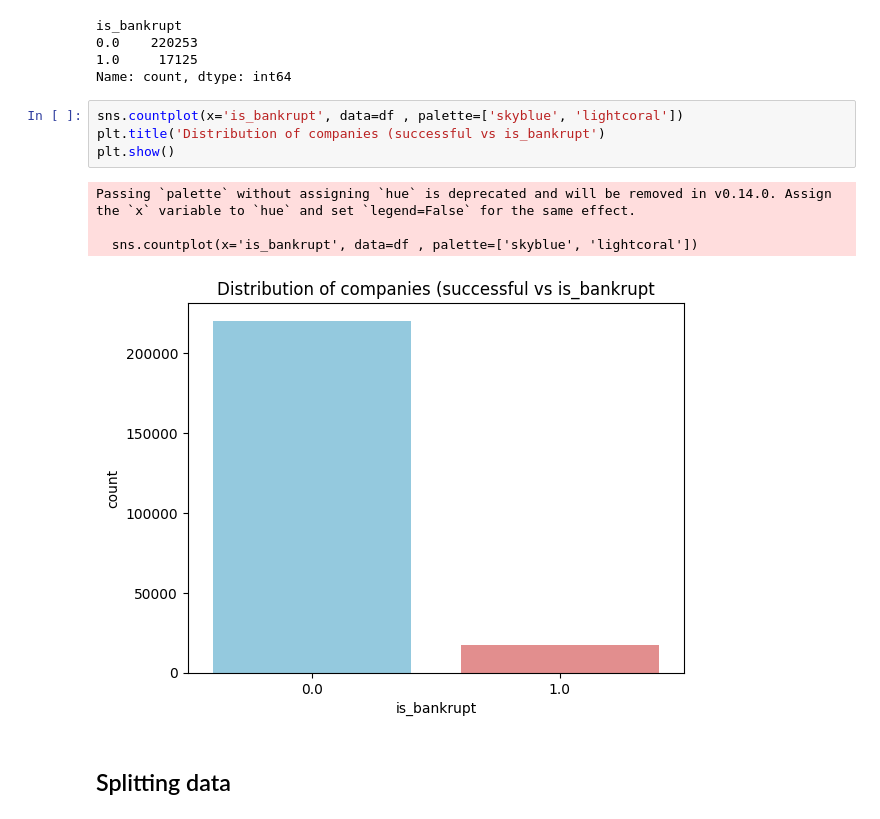
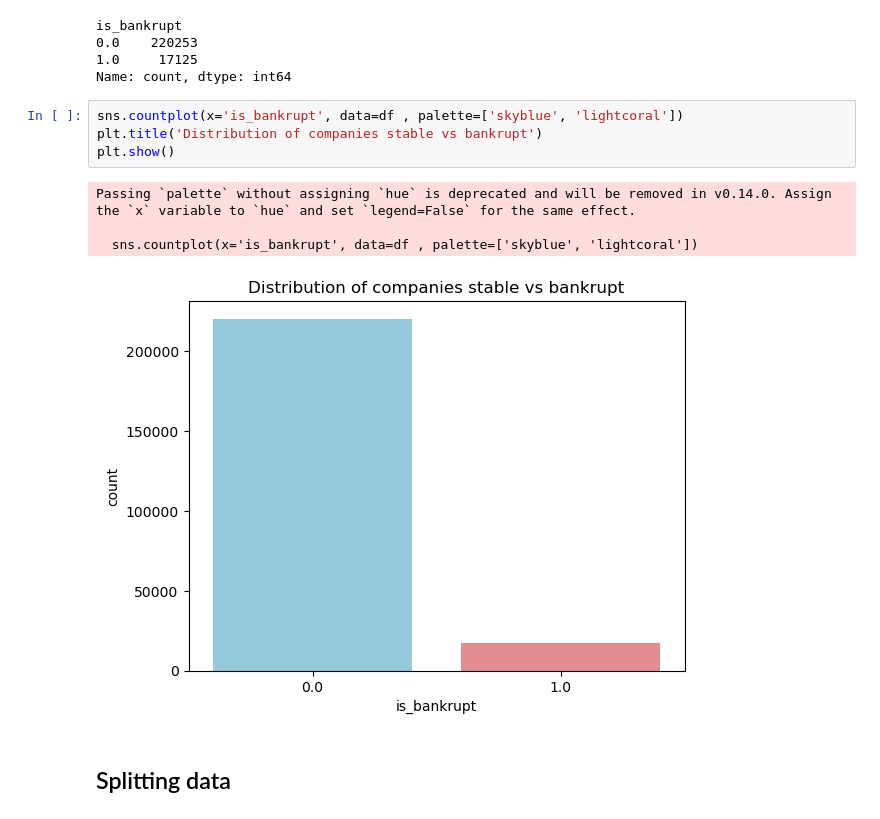
Before and after one commit to yosrasejjil/MyProject, a Jupyter notebook: notebook/CREDITSCORE.ipynb, the cells around one changed output. Drawn from its saved outputs; the diff is of its cells as text.

```diff
--- a/notebook/CREDITSCORE.ipynb
+++ b/notebook/CREDITSCORE.ipynb
@@ -201,13 +224,13 @@ is_bankrupt
 Name: count, dtype: int64
 # %%
 sns.countplot(x='is_bankrupt', data=df , palette=['skyblue', 'lightcoral'])
-plt.title('Distribution of companies (successful vs is_bankrupt')
+plt.title('Distribution of companies stable vs bankrupt')
 plt.show()
 # %% [output]
 Passing `palette` without assigning `hue` is deprecated and will be removed in v0.14.0. Assign the `x` variable to `hue` and set `legend=False` for the same effect.
 
   sns.countplot(x='is_bankrupt', data=df , palette=['skyblue', 'lightcoral'])
-[figure, old version]
+[figure, new version]
 # %% [markdown]
 ## Splitting data
 # %%
```
Also changed, not shown: parts of 7 cells of this notebook, 5 other files.
